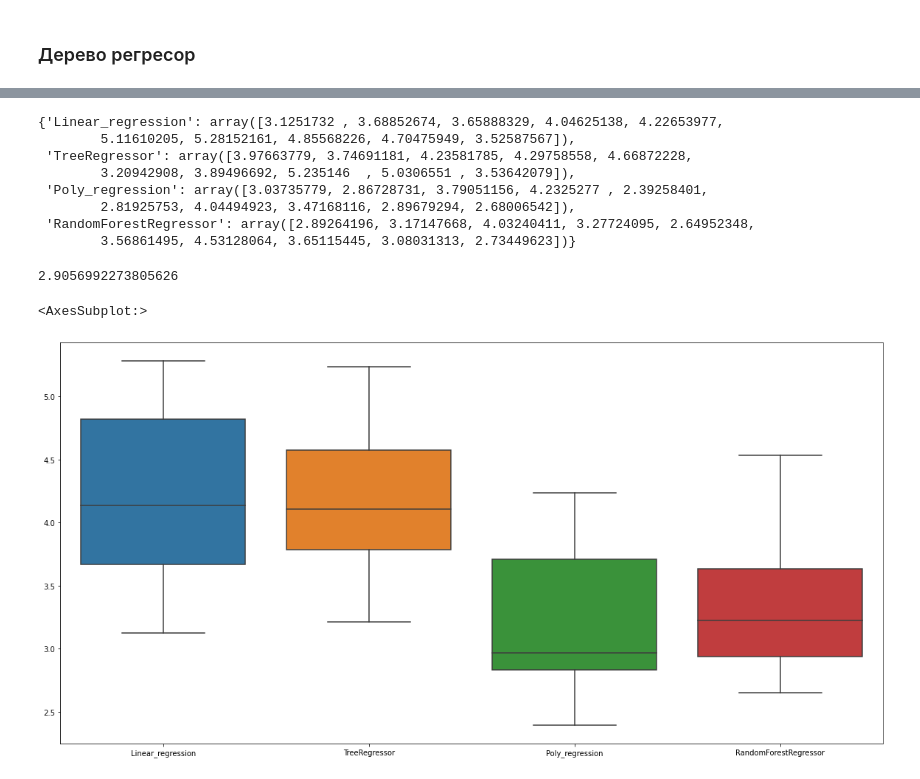
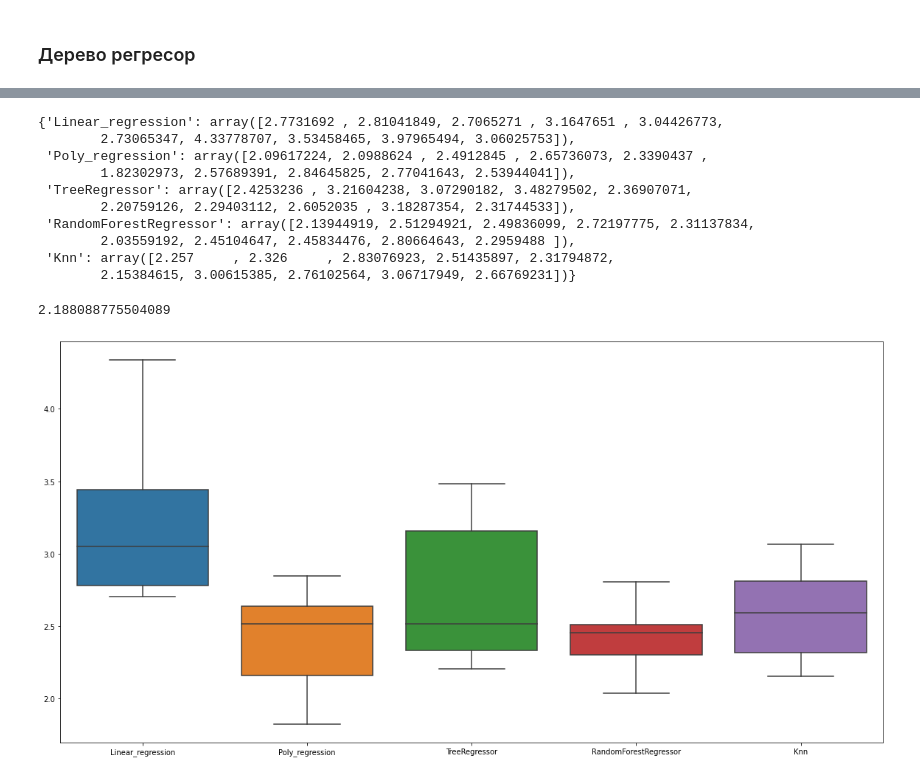
Before and after one commit to AntonShchur/KPI_LABS, a Jupyter notebook: Data Analysis/CourseLab/BOSTON.ipynb, the cells around one changed output, grey strips where cells are left out. Drawn from its saved outputs; the diff is of its cells as text; code cells hidden in the pictures.

```diff
--- a/Data Analysis/CourseLab/BOSTON.ipynb
+++ b/Data Analysis/CourseLab/BOSTON.ipynb
@@ -211,5 +212,9 @@ print(y_test.shape)
 # %%
 kf = KFold(n_splits=10)
+
+train_scores = {}
+test_scores = {}
+predicts = []
 # %% [markdown]
 ### Лінійна регресія
 # %%
@@ -289,11 +346,12 @@ depth = 9, score = -4.150553680484781
 # %%
 tree_reg = DecisionTreeRegressor(criterion='mse', max_depth=6)
-scores['TreeRegressor'] = -cross_val_score(tree_reg, x_train, y_train, cv=kf, scoring='neg_root_mean_squared_error')
+train_scores['TreeRegressor'] = -cross_val_score(tree_reg, x_train, y_train, cv=kf, scoring='neg_mean_absolute_error')
 
 tree_reg.fit(x_train,y_train)
 predict = tree_reg.predict(x_test)
-RMSE = metrics.mean_squared_error(predict, y_test, squared=False)
+predicts.append(predict)
+MAE = metrics.mean_absolute_error(predict, y_test)
 R2 = metrics.r2_score(predict, y_test)
-print(f'RMSE predict {RMSE}')
-print(f'R2 predict {R2}')
+print(f'MAE on test data {MAE}')
+print(f'R2 on test data {R2}')
 # %% [output]
@@ -342,9 +436,15 @@ plt.show()
 # %%
 from sklearn.neighbors import KNeighborsRegressor
+
+K = []
+R2 = []
+MAE = []
 for n in range(1,10):
     KNN = KNeighborsRegressor(n_neighbors=n)
-    KNN.fit(x_train, y_train)
-    predict = KNN.predict(x_test)
-    RMSE = metrics.mean_squared_error(predict, y_test, squared=False)
-    print(f'neighbors - {n}, RMSE predict {RMSE}')
+    score_mae = -cross_val_score(KNN, x_train,y_train, cv=kf, scoring='neg_mean_absolute_error').mean()
+    score_r2 = cross_val_score(KNN, x_train,y_train, cv=kf, scoring='r2').mean()
+    R2.append(score_r2)
+    MAE.append(score_mae)
+    K.append(n)
+    print(f"k = {n}, MAE = {score_mae}, R2 = {score_r2}")
 # %% [output]
@@ -360,11 +475,11 @@ neighbors - 9, RMSE predict 3.019901202375136
 # %%
-KNN = KNeighborsRegressor(n_neighbors=8)
+KNN = KNeighborsRegressor(n_neighbors=5)
 KNN.fit(x_train, y_train)
-
-scores['RandomForestRegressor'] = -cross_val_score(KNN, x_train, y_train, cv=kf, scoring='neg_root_mean_squared_error')
+train_scores['Knn'] = -cross_val_score(KNN, x_train, y_train, cv=kf, scoring='neg_mean_absolute_error')
 predict = KNN.predict(x_test)
-RMSE = metrics.mean_squared_error(predict, y_test, squared=False)
+predicts.append(predict)
+MAE = metrics.mean_absolute_error(predict, y_test)
 R2 = metrics.r2_score(predict, y_test)
-print(f'RMSE predict {RMSE}')
-print(f'R2 predict {R2}')
+print(f'MAE on test data {MAE}')
+print(f'R2 on test data {R2}')
 # %% [output]
@@ -383,23 +498,26 @@ plt.show()
-# %%
-scores
-# %% [output]
-{'Linear_regression': array([3.1251732 , 3.68852674, 3.65888329, 4.04625138, 4.22653977,
-        5.11610205, 5.28152161, 4.85568226, 4.70475949, 3.52587567]),
- 'TreeRegressor': array([3.97663779, 3.74691181, 4.23581785, 4.29758558, 4.66872228,
-        3.20942908, 3.89496692, 5.235146  , 5.0306551 , 3.53642079]),
- 'Poly_regression': array([3.03735779, 2.86728731, 3.79051156, 4.2325277 , 2.39258401,
-        2.81925753, 4.04494923, 3.47168116, 2.89679294, 2.68006542]),
- 'RandomForestRegressor': array([2.89264196, 3.17147668, 4.03240411, 3.27724095, 2.64952348,
-        3.56861495, 4.53128064, 3.65115445, 3.08031313, 2.73449623])}
+# %%
+train_scores
+# %% [output]
+{'Linear_regression': array([2.7731692 , 2.81041849, 2.7065271 , 3.1647651 , 3.04426773,
+        2.73065347, 4.33778707, 3.53458465, 3.97965494, 3.06025753]),
+ 'Poly_regression': array([2.09617224, 2.0988624 , 2.4912845 , 2.65736073, 2.3390437 ,
+        1.82302973, 2.57689391, 2.84645825, 2.77041643, 2.53944041]),
+ 'TreeRegressor': array([2.4253236 , 3.21604238, 3.07290182, 3.48279502, 2.36907071,
+        2.20759126, 2.29403112, 2.6052035 , 3.18287354, 2.31744533]),
+ 'RandomForestRegressor': array([2.13944919, 2.51294921, 2.49836099, 2.72197775, 2.31137834,
+        2.03559192, 2.45104647, 2.45834476, 2.80664643, 2.2959488 ]),
+ 'Knn': array([2.257     , 2.326     , 2.83076923, 2.51435897, 2.31794872,
+        2.15384615, 3.00615385, 2.76102564, 3.06717949, 2.66769231])}
 # %%
 best_model_pred = random_forest_reg.predict(x_test[0:100,::])
-print(metrics.mean_squared_error(best_model_pred, y_test[0:100], squared=False))
+print(metrics.mean_absolute_error(best_model_pred, y_test[0:100]))
 # %% [output]
-2.9056992273805626
+2.188088775504089
 # %%
+
 plt.figure(figsize=(20, 10))
-scores_map = pd.DataFrame(scores)
-sb.boxplot(data=scores_map)
+scores_map = pd.DataFrame(train_scores)
+boxplot = sb.boxplot(data=scores_map)
+plt.show()
 # %% [output]
-<AxesSubplot:>
-[figure, old version]
+[figure, new version]
```
Also changed, not shown: parts of 31 cells of this notebook, 1 other file.
